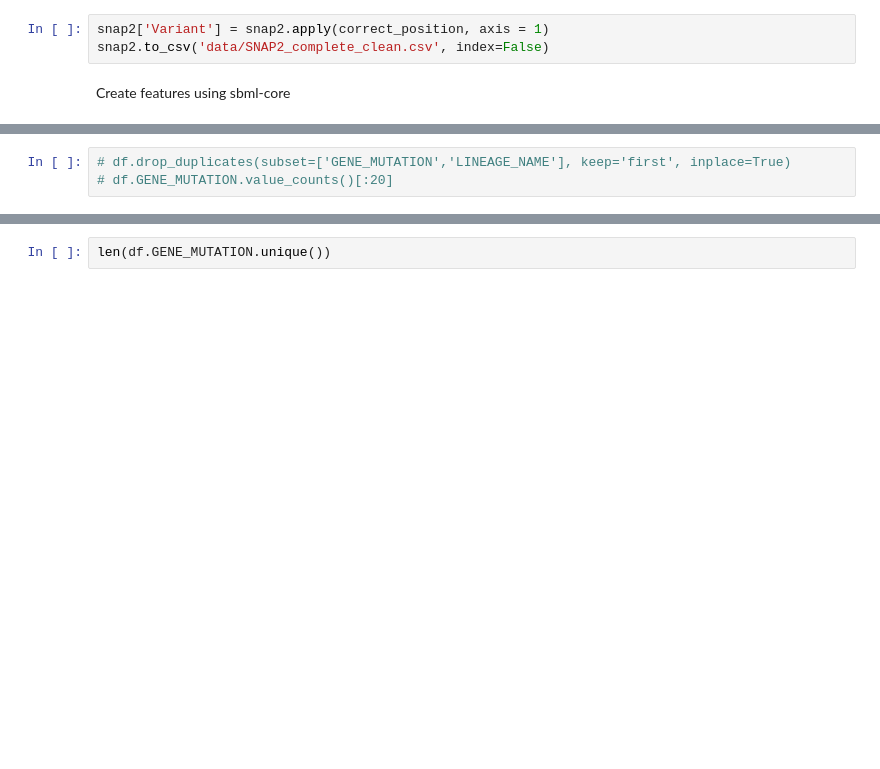
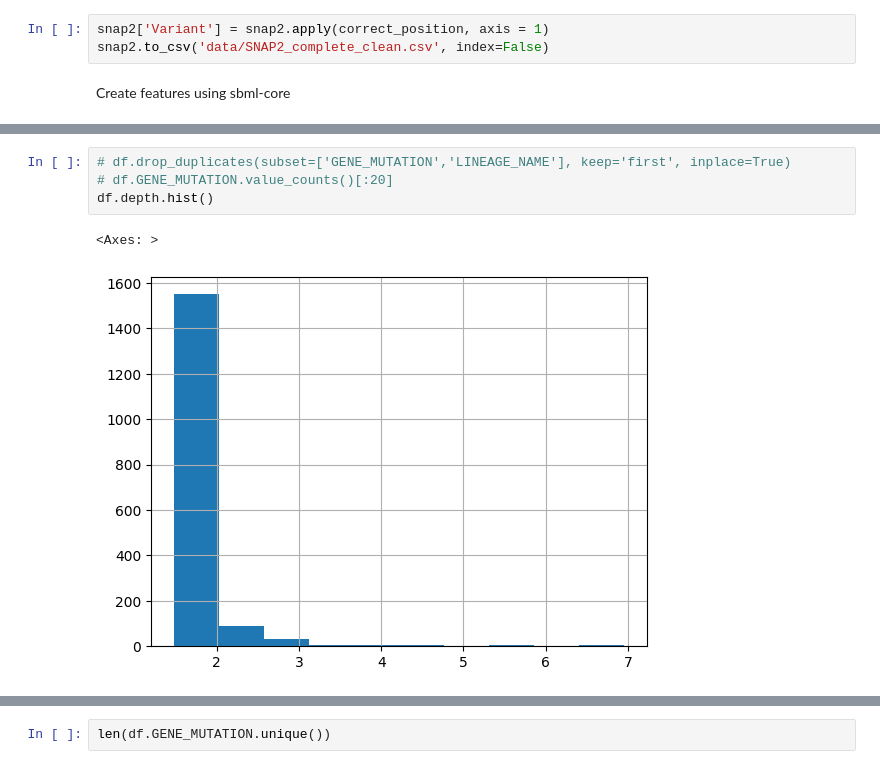
Before and after one commit to viktoria023/predict_FQ_resistance, a Jupyter notebook: 01_Dataset_prep.ipynb, the cells around one changed output, grey strips where cells are left out. Cells and saved outputs as stored; diff of their text form; blank space fills up the shorter version.

```diff
--- a/01_Dataset_prep.ipynb
+++ b/01_Dataset_prep.ipynb
@@ -515,3 +526,7 @@ Index(['index', 'DRUG', 'MIC', 'LOG2MIC', 'BINARY_PHENOTYPE',
 # %%
 # df.drop_duplicates(subset=['GENE_MUTATION','LINEAGE_NAME'], keep='first', inplace=True)
 # df.GENE_MUTATION.value_counts()[:20]
+df.depth.hist()
+# %% [output]
+<Axes: >
+[figure, added]
```
Also changed, not shown: parts of 22 cells of this notebook, 1 other file.
